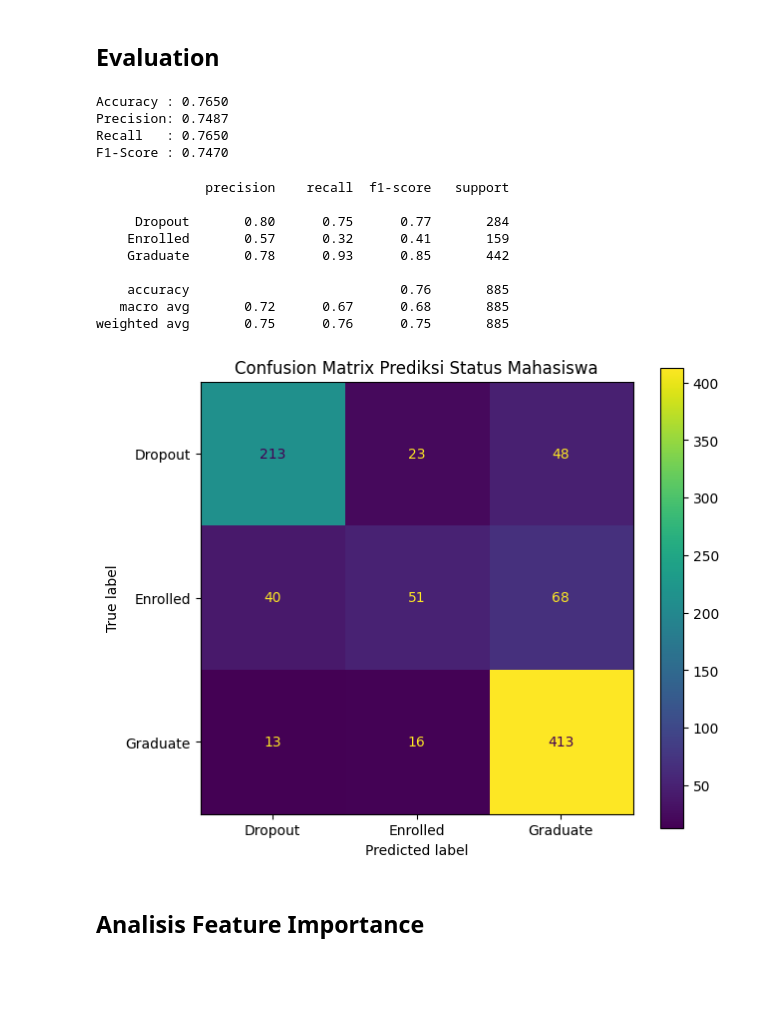
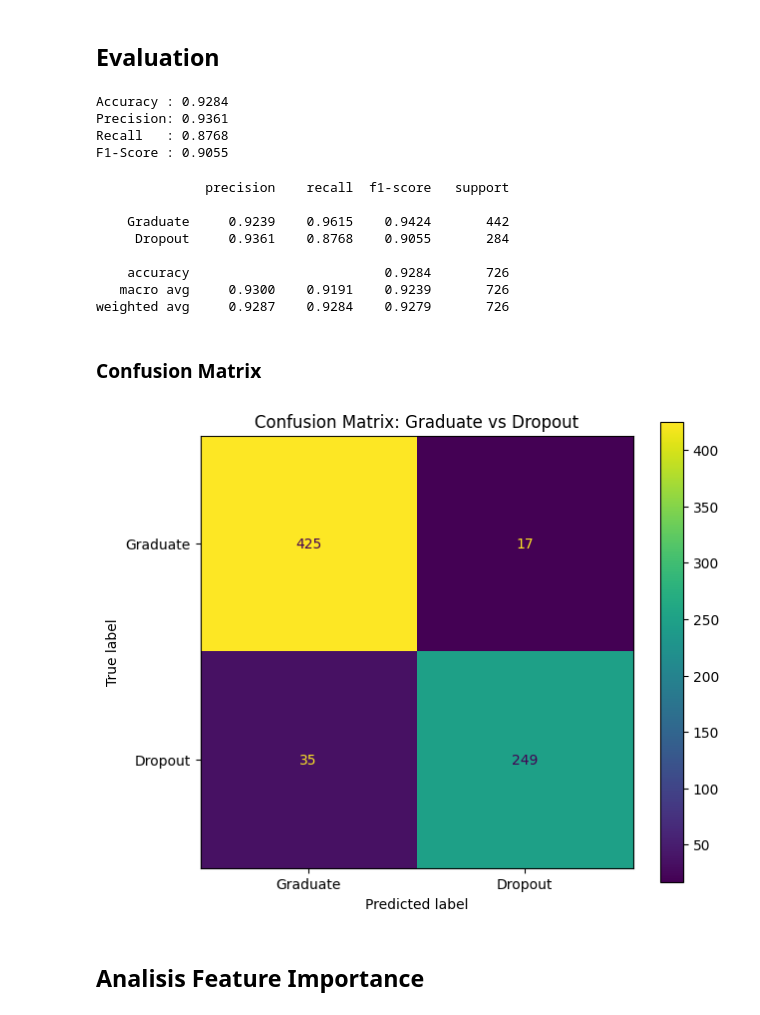
Before and after one commit to septabagass/Prediksi-Risiko-Dropout-Mahasiswa-Jaya-Jaya-Institut, a Jupyter notebook: Proyek_Akhir_Sistem_Prediksi_Risiko_Dropout_Mahasiswa_Jaya_Jaya_Institut.ipynb, the cells around one changed output. Saved outputs shown, nothing was run; the diff lists cells and outputs as text; code cells hidden in the pictures; blank space fills up the shorter version.

```diff
--- a/Proyek_Akhir_Sistem_Prediksi_Risiko_Dropout_Mahasiswa_Jaya_Jaya_Institut.ipynb
+++ b/Proyek_Akhir_Sistem_Prediksi_Risiko_Dropout_Mahasiswa_Jaya_Jaya_Institut.ipynb
@@ -201,14 +195,0 @@ df['Debtor_label'] = df['Debtor'].map(Debtor_map)
-# %%
-Daytime_evening_attendance_map = {
-    0: "evening",
-    1: "daytime"
-}
-
-df['Daytime_evening_attendance_label'] = df['Daytime_evening_attendance'].map(Daytime_evening_attendance_map)
-# %%
-International_map = {
-    0: "No",
-    1: "Yes"
-}
-
-df['International_label'] = df['International'].map(International_map)
@@ -396,17 +447,14 @@ plt.show()
 # %% [markdown]
 ### Feature & Target
 # %%
-# Menentukan target
-y = df["Status"]
+label_columns = [col for col in df_model.columns if col.endswith("_label")]
 
-# Kolom label tambahan untuk kebutuhan EDA/dashboard tidak digunakan sebagai fitur model
-label_columns = [col for col in df.columns if col.endswith("_label")]
-
-# Menentukan fitur
-X = df.drop(columns=["Status"] + label_columns)
+X = df_model.drop(columns=["Status", "Target"] + label_columns)
+y = df_model["Target"]
 
 print("Shape X:", X.shape)
 print("Shape y:", y.shape)
 print("\nDistribusi target:")
-print(y.value_counts())
+print(y.value_counts().sort_index())
+print("\n0 = Graduate | 1 = Dropout")
 # %% [output]
@@ -529,52 +562,59 @@ Aktual: Graduate | Prediksi: Graduate
 # %% [markdown]
 ## Evaluation
 # %%
+y_pred = model_pipeline.predict(X_test)
+
 accuracy = accuracy_score(y_test, y_pred)
-precision = precision_score(y_test, y_pred, average="weighted")
-recall = recall_score(y_test, y_pred, average="weighted")
-f1 = f1_score(y_test, y_pred, average="weighted")
+precision = precision_score(y_test, y_pred)
+recall = recall_score(y_test, y_pred)
+f1 = f1_score(y_test, y_pred)
 
 print(f"Accuracy : {accuracy:.4f}")
 print(f"Precision: {precision:.4f}")
 print(f"Recall   : {recall:.4f}")
 print(f"F1-Score : {f1:.4f}")
 # %% [output]
-Accuracy : 0.7650
-Precision: 0.7487
-Recall   : 0.7650
-F1-Score : 0.7470
+Accuracy : 0.9284
+Precision: 0.9361
+Recall   : 0.8768
+F1-Score : 0.9055
 # %%
-print(classification_report(y_test, y_pred))
+print(
+    classification_report(
+        y_test,
+        y_pred,
+        target_names=["Graduate", "Dropout"],
+        digits=4
+    )
+)
 # %% [output]
               precision    recall  f1-score   support
 
-     Dropout       0.80      0.75      0.77       284
-    Enrolled       0.57      0.32      0.41       159
-    Graduate       0.78      0.93      0.85       442
+    Graduate     0.9239    0.9615    0.9424       442
+     Dropout     0.9361    0.8768    0.9055       284
 
-    accuracy                           0.76       885
-   macro avg       0.72      0.67      0.68       885
-weighted avg       0.75      0.76      0.75       885
+    accuracy                         0.9284       726
+   macro avg     0.9300    0.9191    0.9239       726
+weighted avg     0.9287    0.9284    0.9279       726
+# %% [markdown]
+### Confusion Matrix
 # %%
-labels = ["Dropout", "Enrolled", "Graduate"]
+labels = [0, 1]
+display_labels = ["Graduate", "Dropout"]
 
-cm = confusion_matrix(
-    y_test,
-    y_pred,
-    labels=labels
-)
+cm = confusion_matrix(y_test, y_pred, labels=labels)
 
 disp = ConfusionMatrixDisplay(
     confusion_matrix=cm,
-    display_labels=labels
+    display_labels=display_labels
 )
 
 fig, ax = plt.subplots(figsize=(7, 6))
 disp.plot(ax=ax, values_format="d")
-plt.title("Confusion Matrix Prediksi Status Mahasiswa")
+plt.title("Confusion Matrix: Graduate vs Dropout")
 plt.show()
 # %% [output]
-[figure, old version]
+[figure, new version]
 # %% [markdown]
 ## Analisis Feature Importance
 # %%
```
Also changed, not shown: parts of 43 cells of this notebook.
